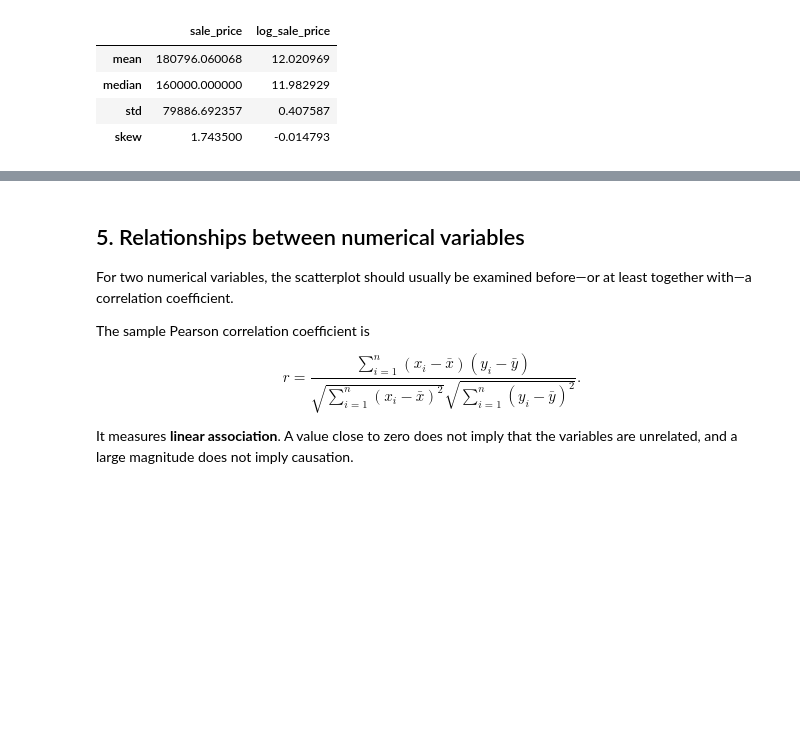
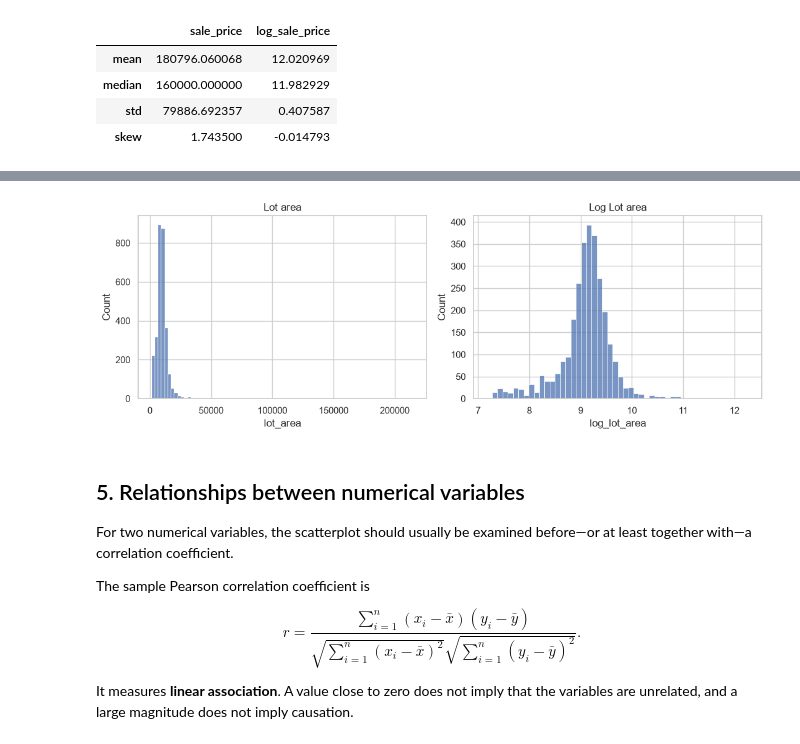
Before and after one commit to MendSe/Advanced-Statistics, a Jupyter notebook: Ex0/advs-hw0 (EDA).ipynb, the cells around one changed output, grey strips where cells are left out. Cells and saved outputs as stored; diff of their text form; code cells hidden in the pictures; blank space fills up the shorter version.

```diff
--- a/Ex0/advs-hw0 (EDA).ipynb
+++ b/Ex0/advs-hw0 (EDA).ipynb
@@ -399,5 +481,18 @@ dataset[['sale_price', 'log_sale_price']].agg(['mean', 'median', 'std', 'skew'])
 # %%
 # Your code here
+dataset['log_lot_area'] = np.log(dataset['lot_area'])
+
+fig, axes = plt.subplots(1, 2, figsize=(11, 4))
+sns.histplot(data=dataset, x='lot_area', bins=80, ax=axes[0])
+axes[0].set_title('Lot area')
+
+sns.histplot(data=dataset, x='log_lot_area', bins=50, ax=axes[1])
+axes[1].set_title('Log Lot area')
+
+plt.tight_layout()
+plt.show()
+# %% [output]
+[figure, added]
 # %% [markdown]
 ## 5. Relationships between numerical variables
 
```
Also changed, not shown: parts of 25 cells of this notebook, 4 other files.
